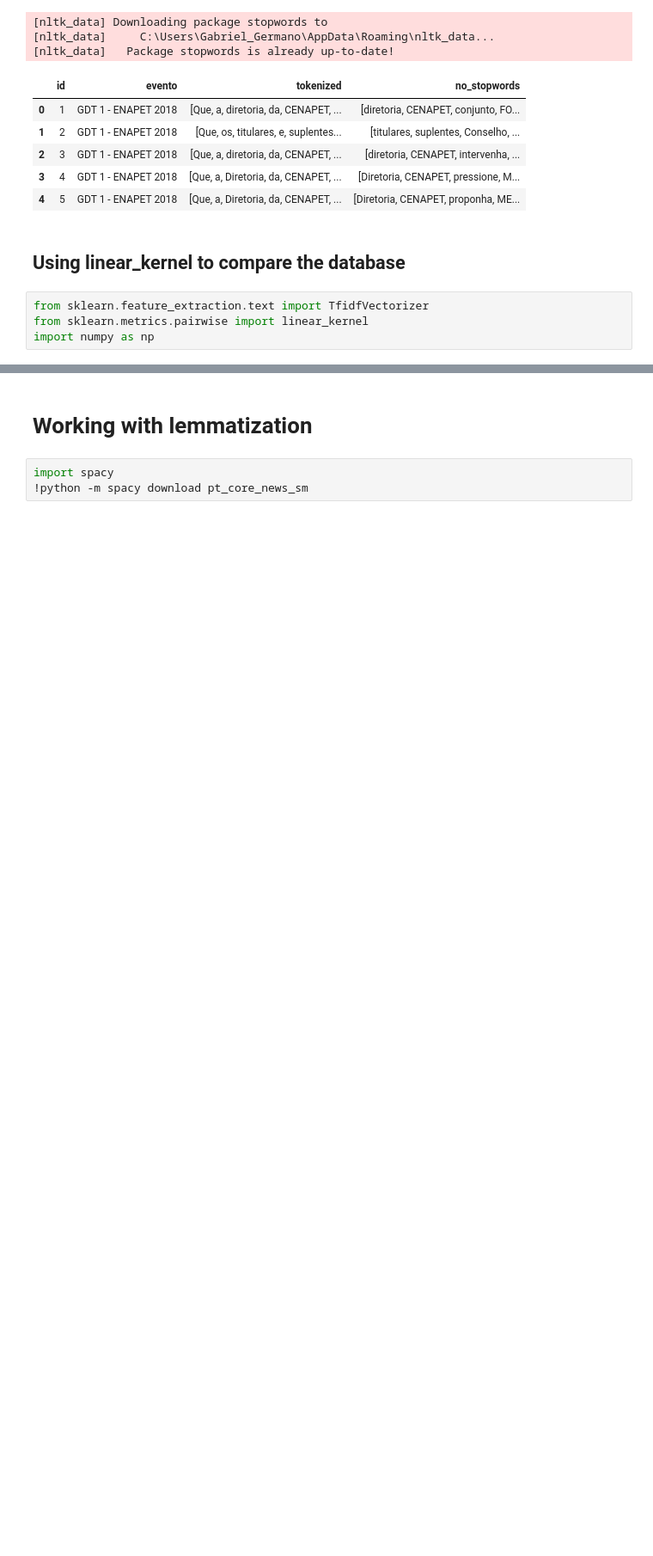
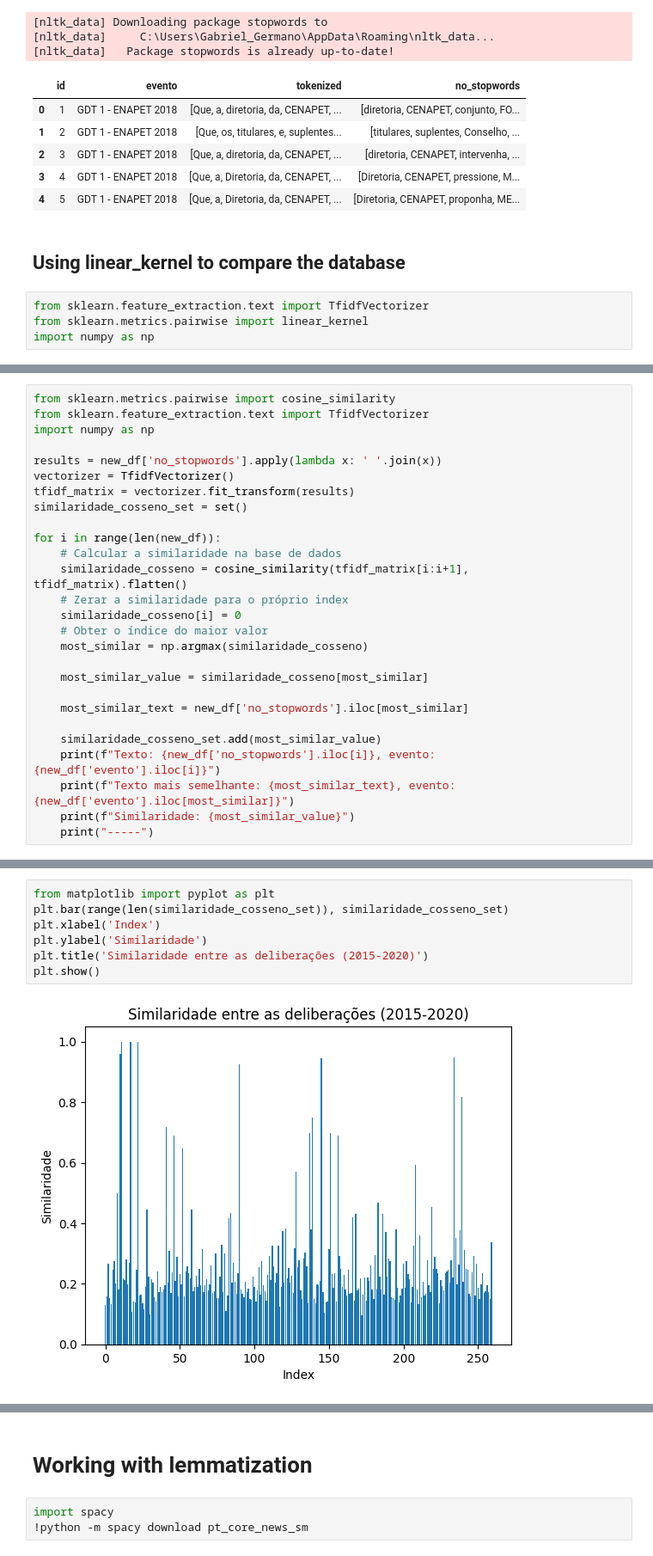
Before and after one commit to Gabrielgermanoo/nlp_research, a Jupyter notebook: pesquisa.ipynb, the cells around one changed output, grey strips where cells are left out. Shown at 86% size. Cells and saved outputs as stored; diff of their text form; blank space fills up the shorter version.

Commit message:
Methods and results added to article

```diff
--- a/pesquisa.ipynb
+++ b/pesquisa.ipynb
@@ -105,0 +108,27 @@ plt.show()
+# %%
+from sklearn.metrics.pairwise import cosine_similarity
+from sklearn.feature_extraction.text import TfidfVectorizer
+import numpy as np
+
+results = new_df['no_stopwords'].apply(lambda x: ' '.join(x))
+vectorizer = TfidfVectorizer()
+tfidf_matrix = vectorizer.fit_transform(results)
+similaridade_cosseno_set = set()
+
+for i in range(len(new_df)):
+    # Calcular a similaridade na base de dados
+    similaridade_cosseno = cosine_similarity(tfidf_matrix[i:i+1], tfidf_matrix).flatten()
+    # Zerar a similaridade para o próprio index
+    similaridade_cosseno[i] = 0
+    # Obter o índice do maior valor
+    most_similar = np.argmax(similaridade_cosseno)
+
+    most_similar_value = similaridade_cosseno[most_similar]
+
+    most_similar_text = new_df['no_stopwords'].iloc[most_similar]
+
+    similaridade_cosseno_set.add(most_similar_value)
+    print(f"Texto: {new_df['no_stopwords'].iloc[i]}, evento: {new_df['evento'].iloc[i]}")
+    print(f"Texto mais semelhante: {most_similar_text}, evento: {new_df['evento'].iloc[most_similar]}")
+    print(f"Similaridade: {most_similar_value}")
+    print("-----")
@@ -105,0 +153,9 @@ plt.show()
+# %%
+from matplotlib import pyplot as plt
+plt.bar(range(len(similaridade_cosseno_set)), similaridade_cosseno_set)
+plt.xlabel('Index')
+plt.ylabel('Similaridade')
+plt.title('Similaridade entre as deliberações (2015-2020)')
+plt.show()
+# %% [output]
+[figure, added]
```
Also changed, not shown: parts of 18 cells of this notebook.
